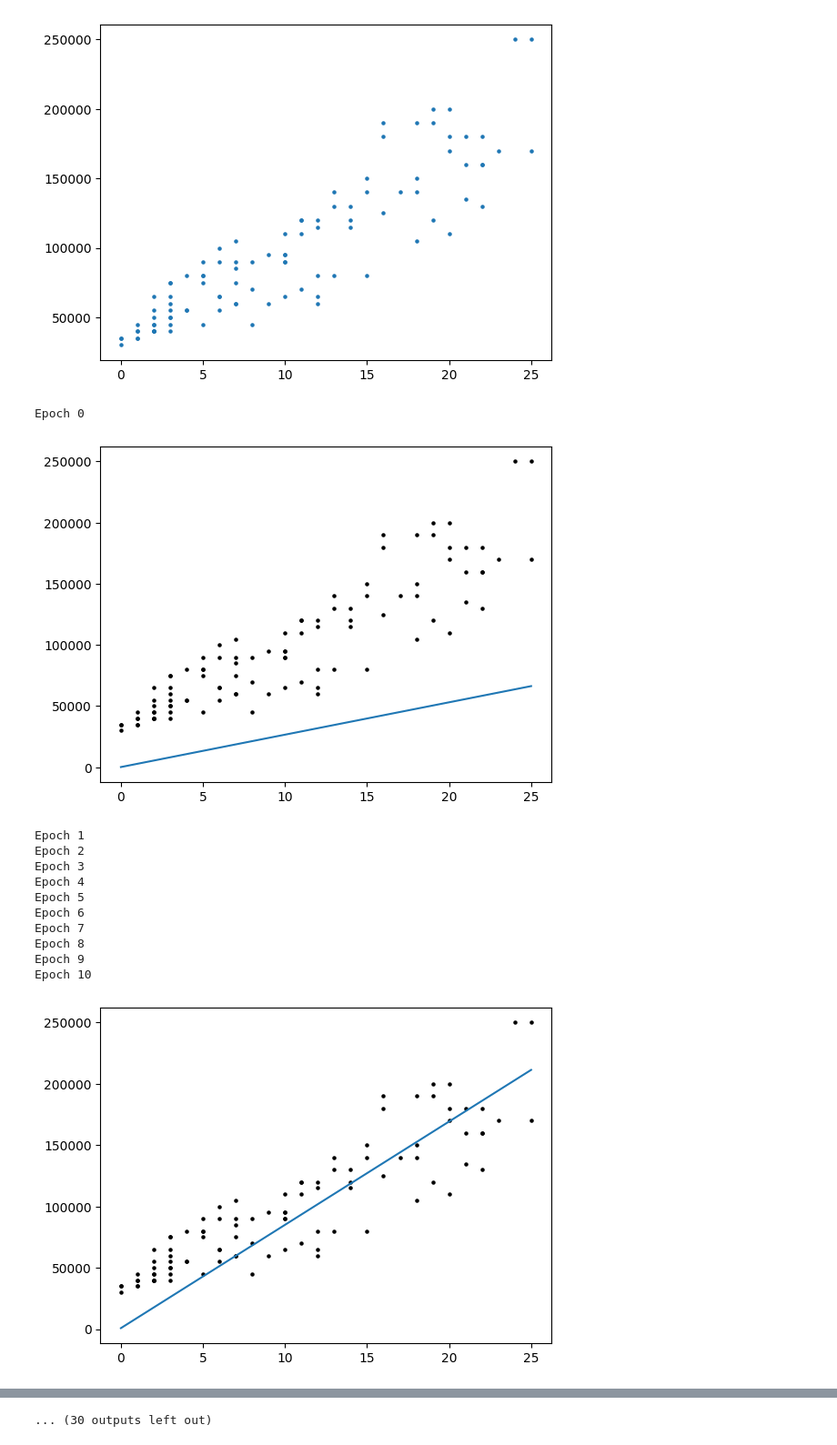
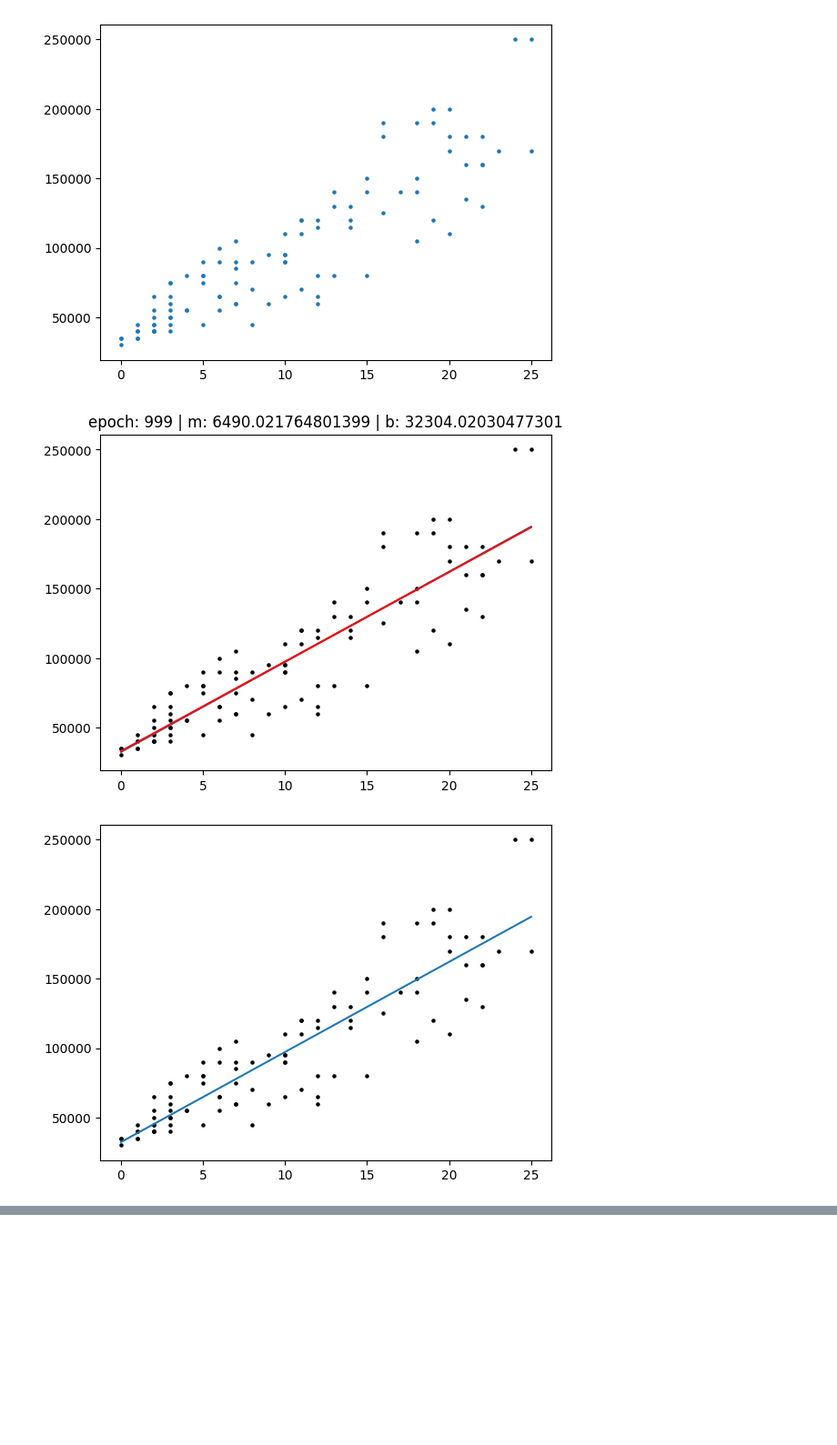
Before and after one commit to Ash-ioL/linear-regression-from-scratch, a Jupyter notebook: main.ipynb, the cells around one changed output, grey strips where cells are left out. Shown at 91% size. Cells and saved outputs as stored; diff of their text form; code cells hidden in the pictures; blank space fills up the shorter version.

Commit message:
checked results with closed form

```diff
--- a/main.ipynb
+++ b/main.ipynb
@@ -56,34 +56,43 @@ def gradient_descent(current_m, current_b, rate):
     b = current_b - b_gradient * rate
 
     return m, b
+# %%
+def closed_form():
+    numerator=0
+    denominator = 0
+    mx = sum(df["x"])/len(df["x"])
+    my = sum(df["y"])/len(df["y"])
+    for i in range(len(df)):
+        numerator+=(df["x"].iloc[i]-mx)*(df["y"].iloc[i]-my)
+        denominator+=(df["x"].iloc[i]-mx)**2
+    m = numerator/denominator
+    b = my-m*mx
+
+    return m, b
 # %%
+from IPython import display
+
 m = 0
 b = 0
-rate = 0.001
-epochs = 200
+rate = 0.006
+epochs = 1000
+
+closed_m, closed_b = closed_form()
 
 for i in range(epochs):
-    print(f"Epoch {i}")
     m, b = gradient_descent(m, b, rate)
-    if i % 10 == 0:
+    if i % 1 == 0:
+        display.clear_output(wait = True)
         plt.scatter(df[["x"]], df["y"], color="black", s=5)
+
+        plt.plot(list(range(int(df["x"].min()), int(df["x"].max()+1))), [i*closed_m+closed_b for i in range(int(df["x"].min()), int(df["x"].max()+1))], color="red", linewidth="1")
         plt.plot(list(range(int(df["x"].min()), int(df["x"].max()+1))), [i*m+b for i in range(int(df["x"].min()), int(df["x"].max()+1))])
+        plt.title(f"epoch: {i} | m: {m} | b: {b}")
         plt.show()
 
 plt.scatter(df[["x"]], df["y"], color="black", s=5)
 plt.plot(list(range(int(df["x"].min()), int(df["x"].max()+1))), [i*m+b for i in range(int(df["x"].min()), int(df["x"].max()+1))])
 plt.show()
 # %% [output]
-Epoch 0
-[figure, old version]
+[figure, new version]
-Epoch 1
-Epoch 2
-Epoch 3
-Epoch 4
-Epoch 5
-Epoch 6
-Epoch 7
-Epoch 8
-Epoch 9
-Epoch 10
-[figure, old version]
+[figure, new version]
@@ -134 +98,0 @@ Epoch 50
-... (30 outputs left out)
```
Also changed, not shown: parts of 1 cell of this notebook.
